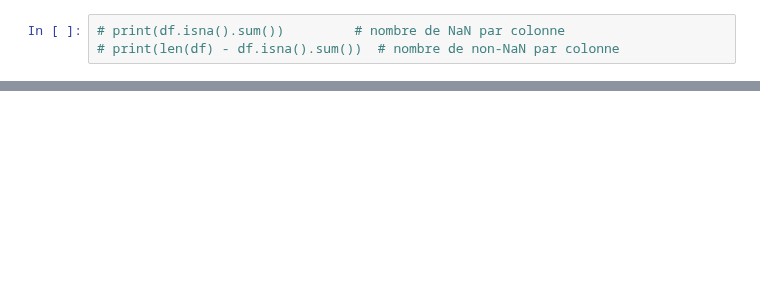
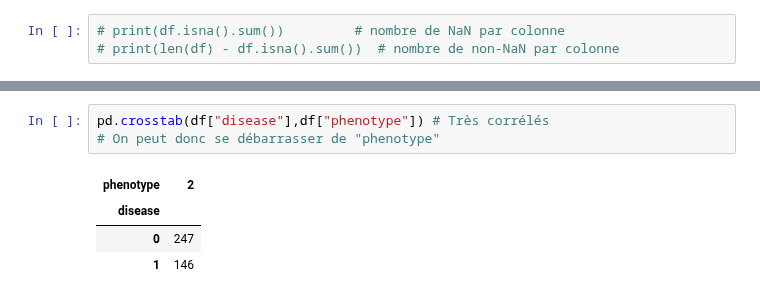
Before and after one commit to latall1017/MLB_PROJECT, a Jupyter notebook: Gut_microbiota_and_Irritable_Bowel_Disease/notebook_1.ipynb, the cells around one changed output, grey strips where cells are left out. Saved outputs shown, nothing was run; the diff lists cells and outputs as text; blank space fills up the shorter version.

```diff
--- a/Gut_microbiota_and_Irritable_Bowel_Disease/notebook_1.ipynb
+++ b/Gut_microbiota_and_Irritable_Bowel_Disease/notebook_1.ipynb
@@ -61,0 +80,8 @@ plt.show()
+# %%
+pd.crosstab(df["disease"],df["phenotype"]) # Très corrélés
+# On peut donc se débarrasser de "phenotype"
+# %% [output]
+| phenotype | 2 |
+| disease |  |
+| 0 | 247 |
+| 1 | 146 |
```
Also changed, not shown: parts of 12 cells of this notebook.
